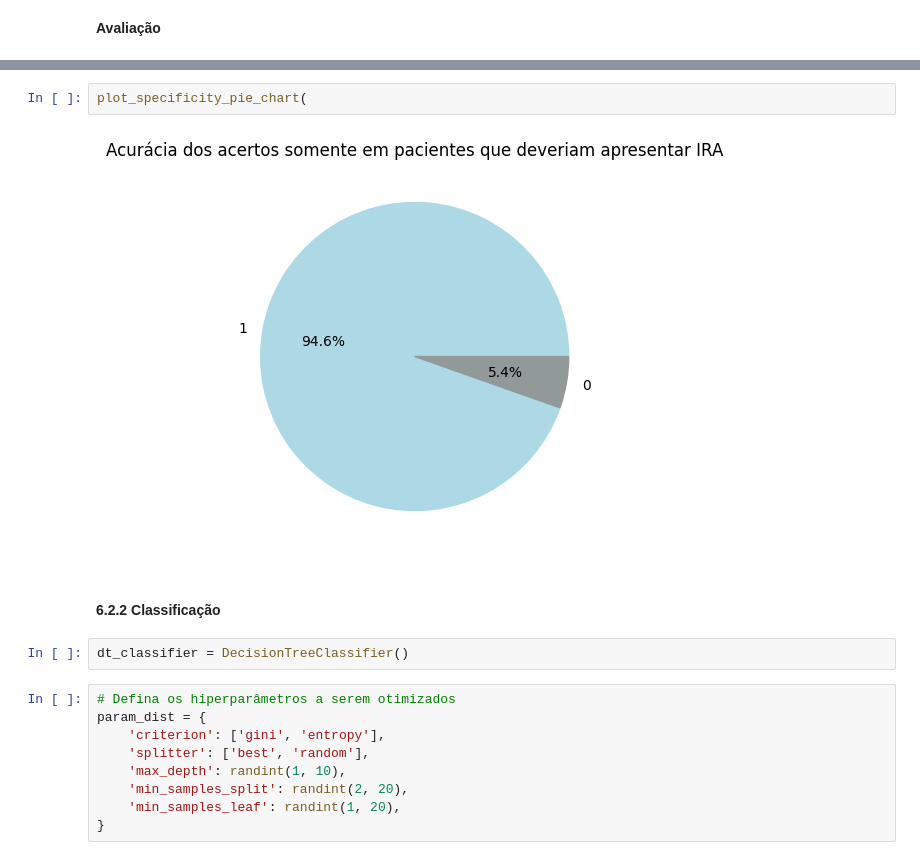
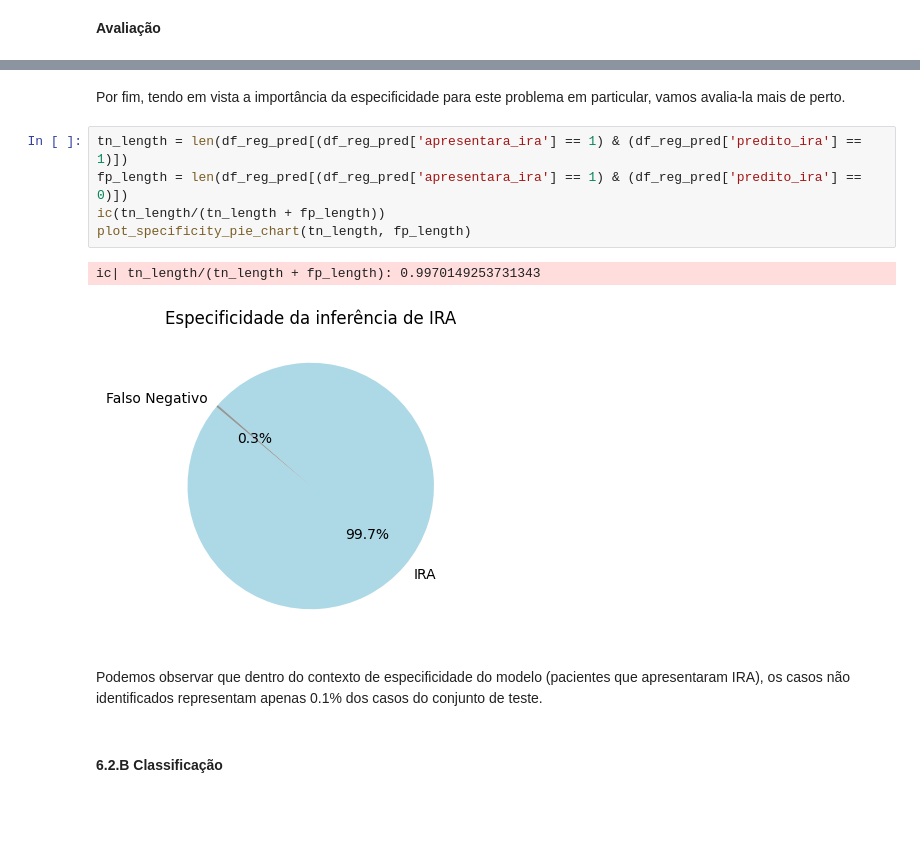
Before and after one commit to gabrielfmcoelho/IRA-HU-UFPI, a Jupyter notebook: notebooks/ira_analysis.ipynb, the cells around one changed output, grey strips where cells are left out. Drawn from its saved outputs; the diff is of its cells as text; blank space fills up the shorter version.

```diff
--- a/notebooks/ira_analysis.ipynb
+++ b/notebooks/ira_analysis.ipynb
@@ -2485,17 +2525,14 @@ plot_confusion_matrix(df_reg_pred['apresentara_ira'], df_reg_pred['predito_ira']
-# %%
-plot_specificity_pie_chart(
-# %% [output]
-[figure, removed]
+# %% [markdown]
+Por fim, tendo em vista a importância da especificidade para este problema em particular, vamos avalia-la mais de perto.
+# %%
+tn_length = len(df_reg_pred[(df_reg_pred['apresentara_ira'] == 1) & (df_reg_pred['predito_ira'] == 1)])
+fp_length = len(df_reg_pred[(df_reg_pred['apresentara_ira'] == 1) & (df_reg_pred['predito_ira'] == 0)])
+ic(tn_length/(tn_length + fp_length))
+plot_specificity_pie_chart(tn_length, fp_length)
+# %% [output]
+ic| tn_length/(tn_length + fp_length): 0.9970149253731343
+[figure, added]
+# %% [markdown]
+Podemos observar que dentro do contexto de especificidade do modelo (pacientes que apresentaram IRA), os casos não identificados representam apenas 0.1% dos casos do conjunto de teste.
 # %% [markdown]
-#### 6.2.2 Classificação
+#### 6.2.B Classificação
-# %%
-dt_classifier = DecisionTreeClassifier()
-# %%
-# Defina os hiperparâmetros a serem otimizados
-param_dist = {
-    'criterion': ['gini', 'entropy'],
-    'splitter': ['best', 'random'],
-    'max_depth': randint(1, 10),
-    'min_samples_split': randint(2, 20),
-    'min_samples_leaf': randint(1, 20),
-}
```
Also changed, not shown: parts of 68 cells of this notebook, 7 other files.
